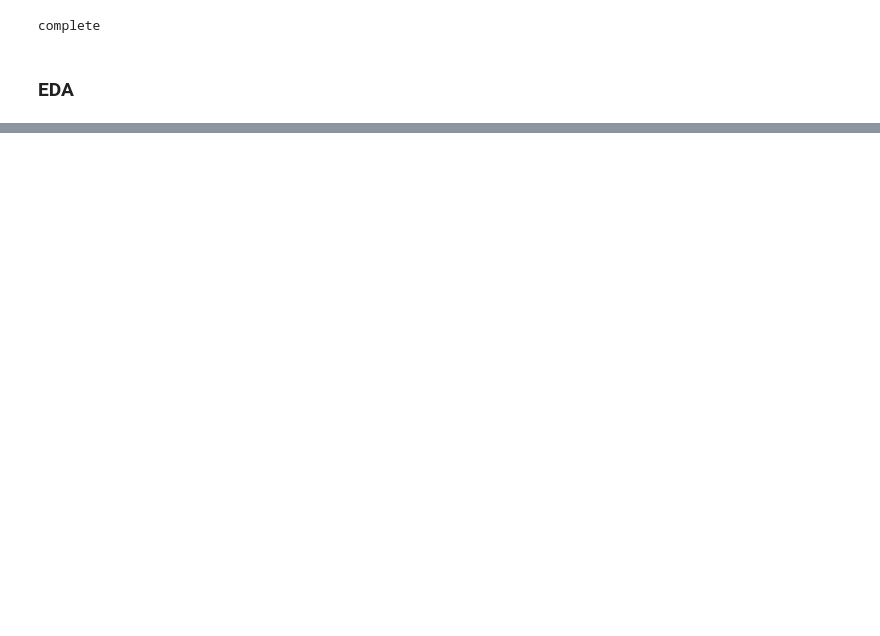
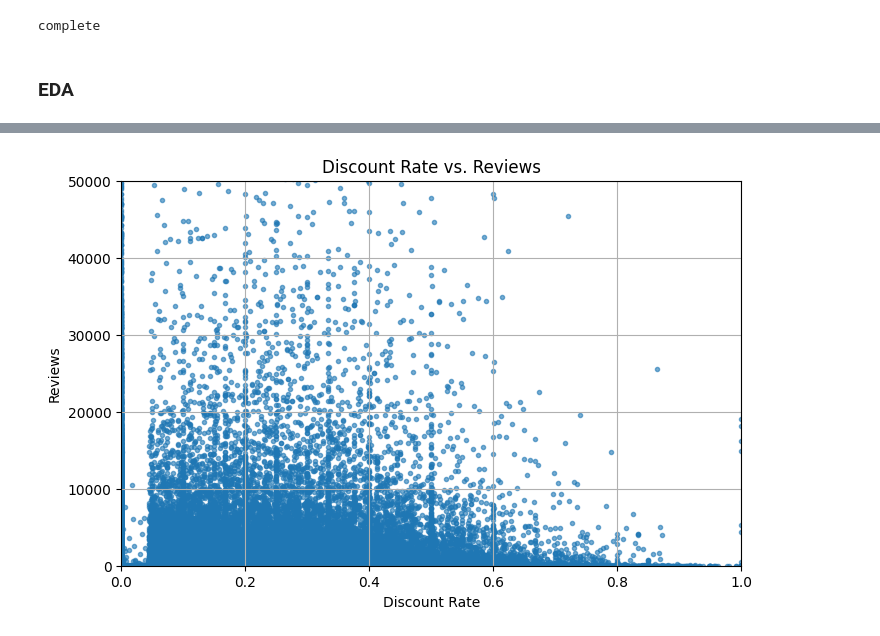
Before and after one commit to edmiller824/sf_tech, a Jupyter notebook: amzn_product_analysis.ipynb, the cells around one changed output, grey strips where cells are left out. Saved outputs shown, nothing was run; the diff lists cells and outputs as text; code cells hidden in the pictures; blank space fills up the shorter version.

```diff
--- a/amzn_product_analysis.ipynb
+++ b/amzn_product_analysis.ipynb
@@ -158,0 +209,13 @@ stars
+# %%
+# DISCOUNT RATE VS REVIEWS
+plt.figure(figsize=(8, 5))
+plt.scatter(amzn_df['discount_rate'], amzn_df['reviews'], marker='.', alpha=0.6)
+plt.xlim(0, 1.0)     # Set x-axis range
+plt.ylim(0, 50000)       # Set y-axis range
+plt.xlabel('Discount Rate')
+plt.ylabel('Reviews')
+plt.title('Discount Rate vs. Reviews')
+plt.grid(True)
+plt.show()
+# %% [output]
+[figure, added]
```
Also changed, not shown: parts of 16 cells of this notebook.
